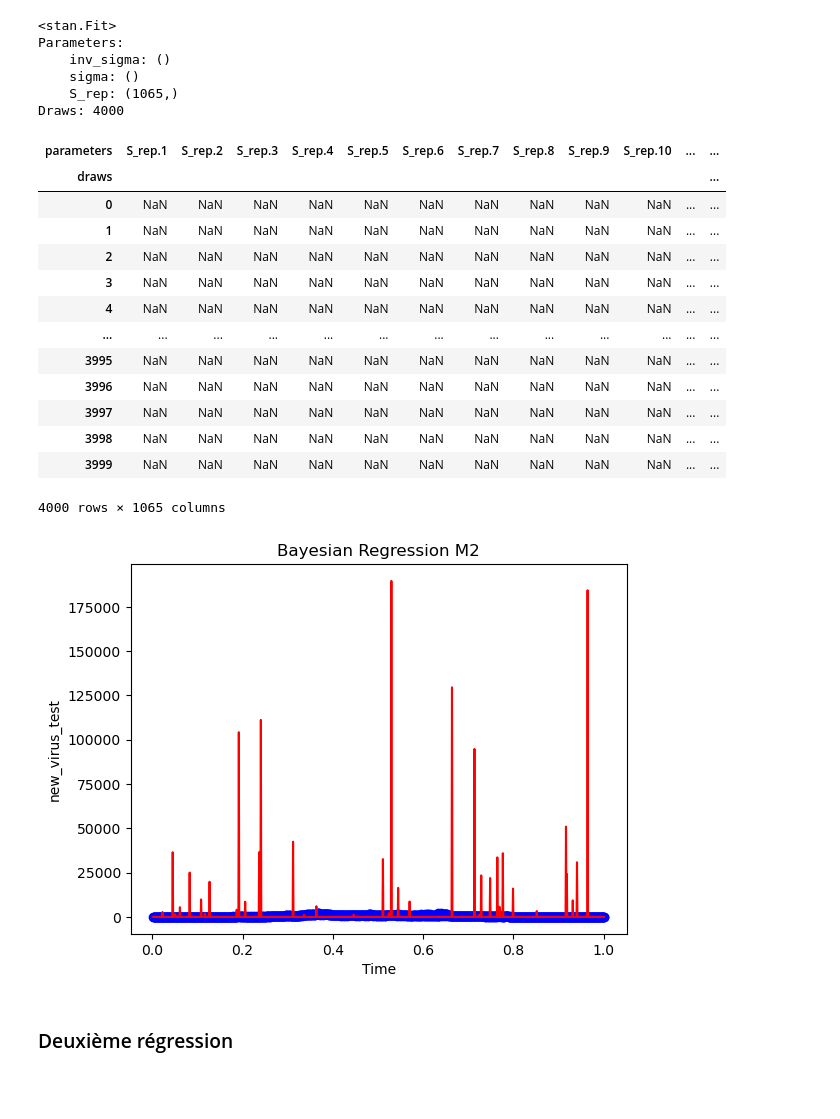
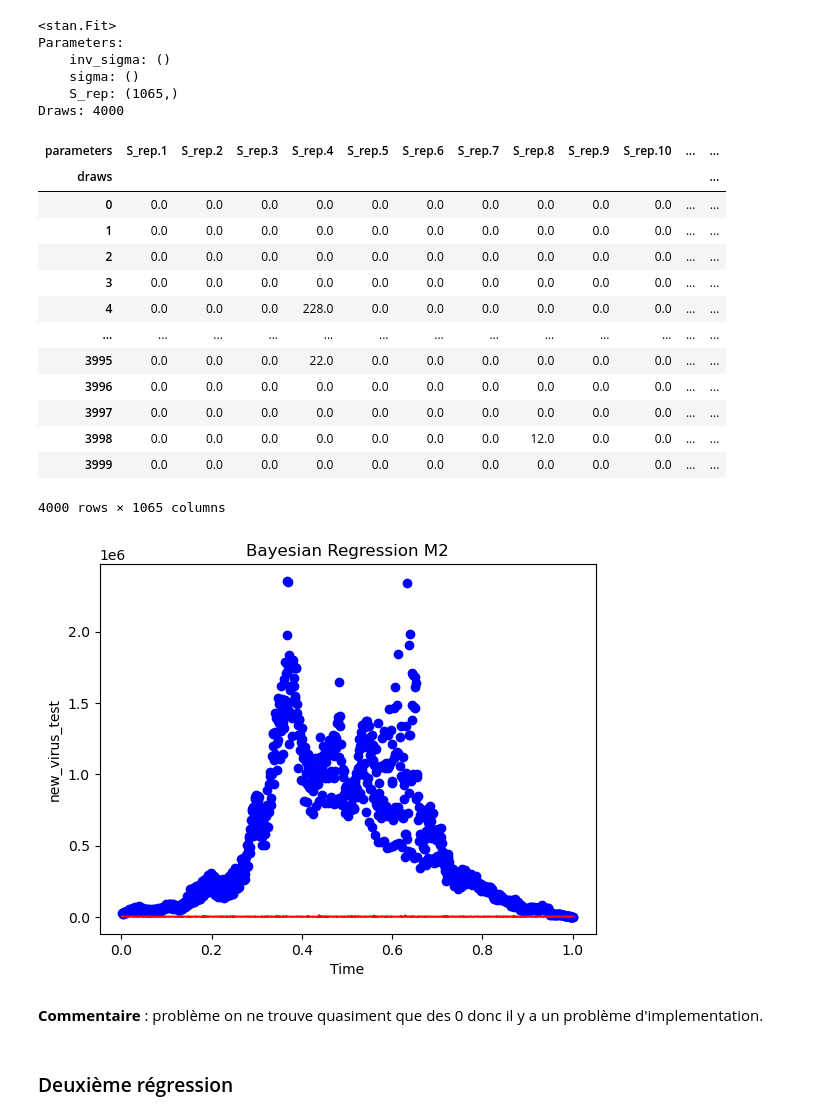
Before and after one commit to Jeremstar/business_is_business, a Jupyter notebook: Notebook_final.ipynb, the cells around one changed output. Drawn from its saved outputs; the diff is of its cells as text; code cells hidden in the pictures; blank space fills up the shorter version.

```diff
--- a/Notebook_final.ipynb
+++ b/Notebook_final.ipynb
@@ -311,14 +319,3 @@ plt.title('Bayesian Regression R1')
 plt.show()
 # %% [output]
 [figure]
-# %%
-#Regression linéaire simple pour theta 2:
-X = mat_design
-T = df["daily_cases"]
-model = LinearRegression().fit(X, T)
-
-epsilon = model.intercept_
-theta = model.coef_
-
-print("Intercept : ",epsilon)
-print("Beta : ", theta)
@@ -444,3 +358,3 @@ generated quantities {
 # %%
-X_theta = ((np.dot(mat_design, theta))**2)/10**(23)
+X_theta = np.arctan(np.dot(mat_design, theta)) + 2
 X_theta
@@ -511,27 +390,29 @@ df_S_rep
 # %% [output]
 | parameters | S_rep.1 | S_rep.2 | S_rep.3 | S_rep.4 | S_rep.5 | S_rep.6 | S_rep.7 | S_rep.8 | S_rep.9 | S_rep.10 | ... | ... |
 | draws |  |  |  |  |  |  |  |  |  |  |  | ... |
-| 0 | NaN | NaN | NaN | NaN | NaN | NaN | NaN | NaN | NaN | NaN | ... | ... |
-| 1 | NaN | NaN | NaN | NaN | NaN | NaN | NaN | NaN | NaN | NaN | ... | ... |
-| 2 | NaN | NaN | NaN | NaN | NaN | NaN | NaN | NaN | NaN | NaN | ... | ... |
-| 3 | NaN | NaN | NaN | NaN | NaN | NaN | NaN | NaN | NaN | NaN | ... | ... |
-| 4 | NaN | NaN | NaN | NaN | NaN | NaN | NaN | NaN | NaN | NaN | ... | ... |
+| 0 | 0.0 | 0.0 | 0.0 | 0.0 | 0.0 | 0.0 | 0.0 | 0.0 | 0.0 | 0.0 | ... | ... |
+| 1 | 0.0 | 0.0 | 0.0 | 0.0 | 0.0 | 0.0 | 0.0 | 0.0 | 0.0 | 0.0 | ... | ... |
+| 2 | 0.0 | 0.0 | 0.0 | 0.0 | 0.0 | 0.0 | 0.0 | 0.0 | 0.0 | 0.0 | ... | ... |
+| 3 | 0.0 | 0.0 | 0.0 | 0.0 | 0.0 | 0.0 | 0.0 | 0.0 | 0.0 | 0.0 | ... | ... |
+| 4 | 0.0 | 0.0 | 0.0 | 228.0 | 0.0 | 0.0 | 0.0 | 0.0 | 0.0 | 0.0 | ... | ... |
 | ... | ... | ... | ... | ... | ... | ... | ... | ... | ... | ... | ... | ... |
-| 3995 | NaN | NaN | NaN | NaN | NaN | NaN | NaN | NaN | NaN | NaN | ... | ... |
-| 3996 | NaN | NaN | NaN | NaN | NaN | NaN | NaN | NaN | NaN | NaN | ... | ... |
-| 3997 | NaN | NaN | NaN | NaN | NaN | NaN | NaN | NaN | NaN | NaN | ... | ... |
-| 3998 | NaN | NaN | NaN | NaN | NaN | NaN | NaN | NaN | NaN | NaN | ... | ... |
-| 3999 | NaN | NaN | NaN | NaN | NaN | NaN | NaN | NaN | NaN | NaN | ... | ... |
+| 3995 | 0.0 | 0.0 | 0.0 | 22.0 | 0.0 | 0.0 | 0.0 | 0.0 | 0.0 | 0.0 | ... | ... |
+| 3996 | 0.0 | 0.0 | 0.0 | 0.0 | 0.0 | 0.0 | 0.0 | 0.0 | 0.0 | 0.0 | ... | ... |
+| 3997 | 0.0 | 0.0 | 0.0 | 0.0 | 0.0 | 0.0 | 0.0 | 0.0 | 0.0 | 0.0 | ... | ... |
+| 3998 | 0.0 | 0.0 | 0.0 | 0.0 | 0.0 | 0.0 | 0.0 | 12.0 | 0.0 | 0.0 | ... | ... |
+| 3999 | 0.0 | 0.0 | 0.0 | 0.0 | 0.0 | 0.0 | 0.0 | 0.0 | 0.0 | 0.0 | ... | ... |
 4000 rows × 1065 columns
 # %%
 plt.plot(t, df_S_rep.mean().values, color='red')
-plt.scatter(t,df["new_virus_test"]/1000, color='blue')
+plt.scatter(t,df["new_virus_test"], color='blue')
 plt.xlabel('Time')
 plt.ylabel('new_virus_test')
 plt.title('Bayesian Regression M2')
 plt.show()
 # %% [output]
-[figure, old version]
+[figure, new version]
+# %% [markdown]
+**Commentaire** : problème on ne trouve quasiment que des 0 donc il y a un problème d'implementation.
 # %% [markdown]
 ### Deuxième régression
 # %% [markdown]
```
Also changed, not shown: parts of 18 cells of this notebook.
